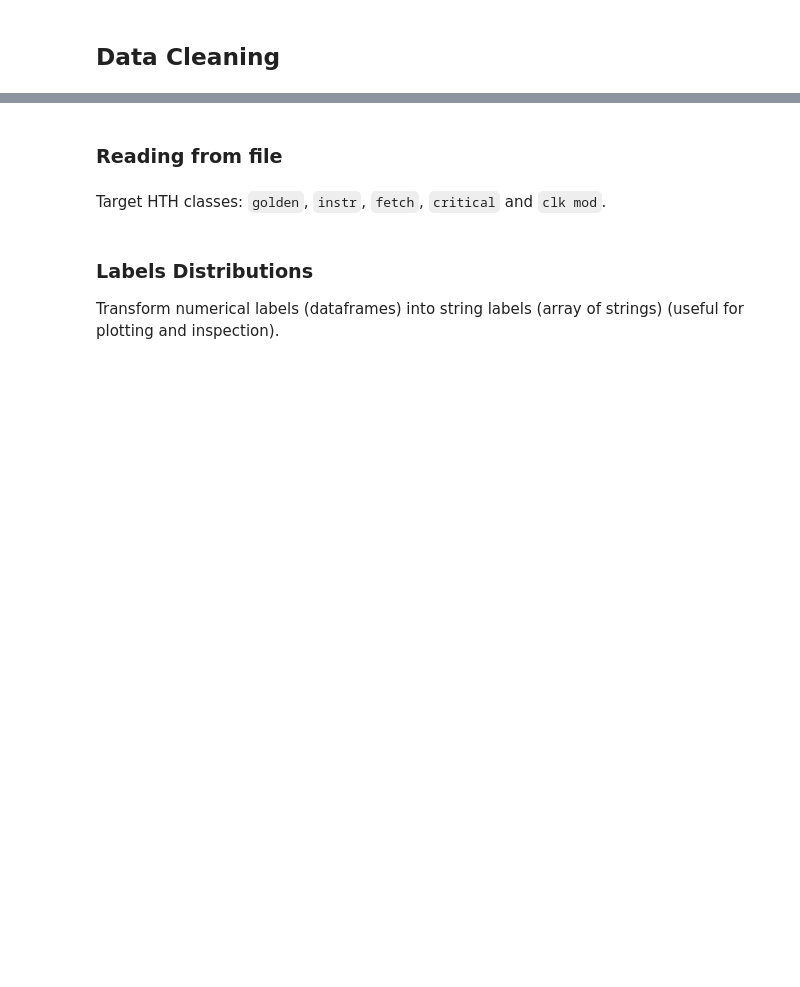
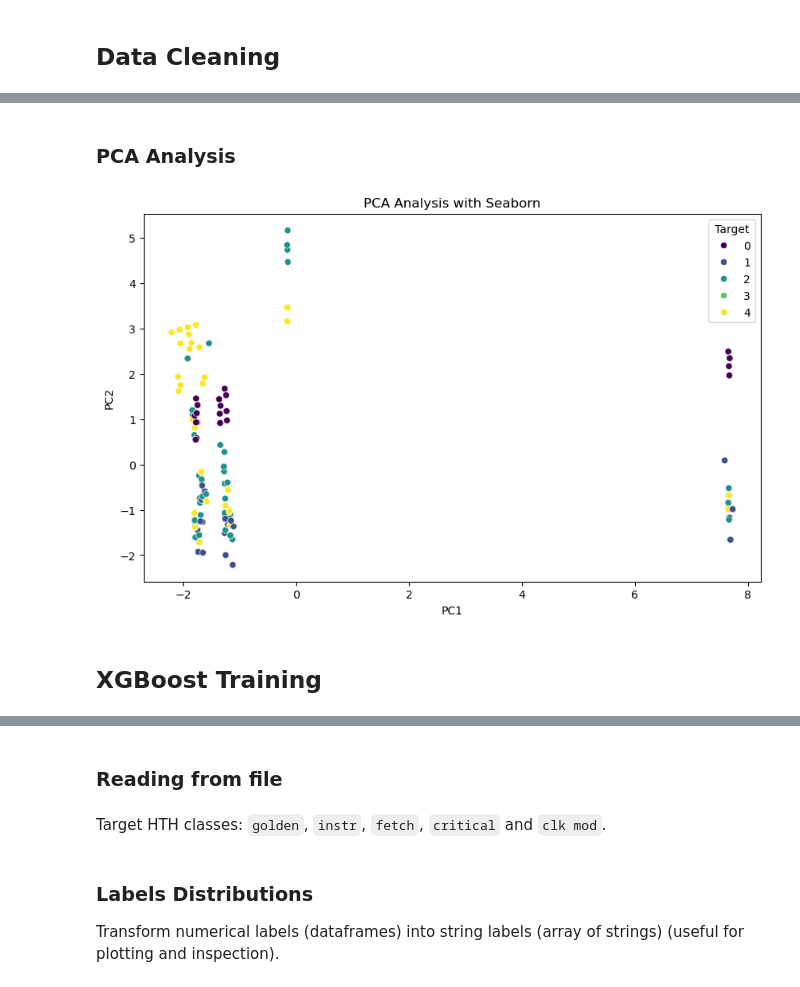
Before and after one commit to ribesstefano/Laokoon-ML, a Jupyter notebook: notebooks/ht_classification.ipynb, the cells around one changed output, grey strips where cells are left out. Drawn from its saved outputs; the diff is of its cells as text; code cells hidden in the pictures; blank space fills up the shorter version.

```diff
--- a/notebooks/ht_classification.ipynb
+++ b/notebooks/ht_classification.ipynb
@@ -75,0 +169,26 @@ ax.plot()
+# %% [markdown]
+### PCA Analysis
+# %%
+# Split the data into features (X) and target (y)
+X = df.drop(['ht_type', 'ht_triggered'], axis=1)
+X['benchmark'] = X['benchmark'].astype('category').cat.codes
+y = df['ht_type'].astype('category').cat.codes
+# Standardize the features (important for PCA)
+scaler = StandardScaler()
+X_std = scaler.fit_transform(X)
+# Perform PCA
+pca = PCA(n_components=2)  # You can choose the number of components you want to keep
+principal_components = pca.fit_transform(X_std)
+# Create a new DataFrame with the principal components
+pca_df = pd.DataFrame(data=principal_components, columns=['PC1', 'PC2'])
+# Concatenate the principal components with the target variable (if applicable)
+pca_df['Target'] = y
+# Visualize the PCA results using Seaborn
+plt.figure(figsize=(10, 6))
+sns.scatterplot(data=pca_df, x='PC1', y='PC2', hue='Target', palette='viridis')
+plt.title('PCA Analysis with Seaborn')
+plt.show()
+# %% [output]
+[figure, added]
+# %% [markdown]
+## XGBoost Training
```
Also changed, not shown: parts of 10 cells of this notebook, 1 other file.
